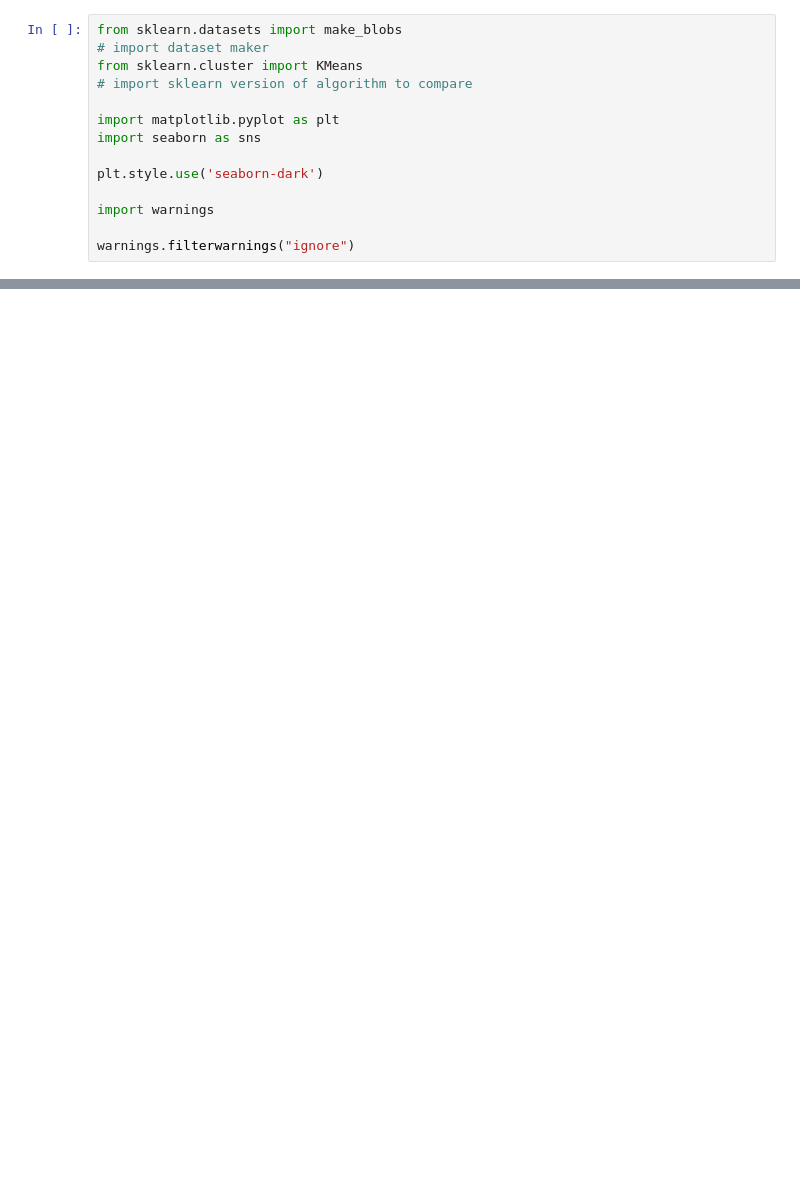
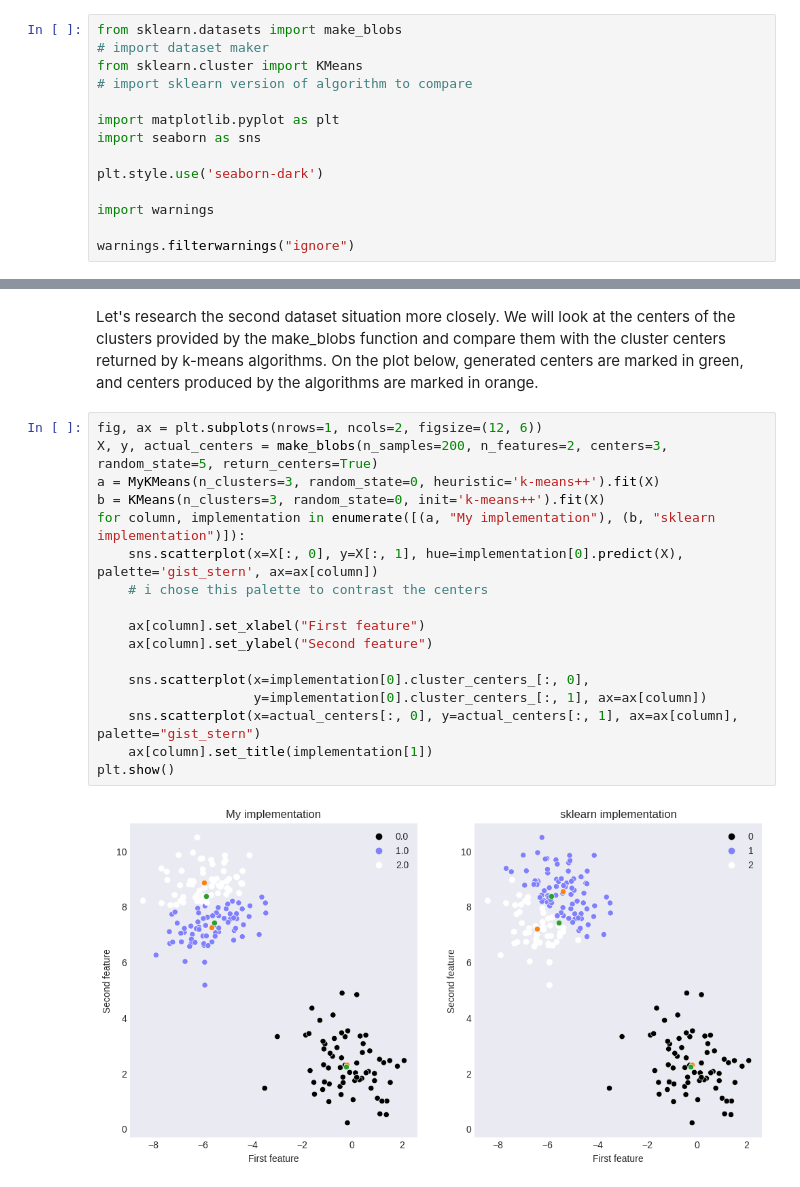
Before and after one commit to VFYAS/KMeans-implementation, a Jupyter notebook: kmeans implementation and report.ipynb, the cells around one changed output, grey strips where cells are left out. Saved outputs shown, nothing was run; the diff lists cells and outputs as text; blank space fills up the shorter version.

```diff
--- a/kmeans implementation and report.ipynb
+++ b/kmeans implementation and report.ipynb
@@ -141,0 +149,21 @@ plt.show()
+# %% [markdown]
+Let's research the second dataset situation more closely. We will look at the centers of the clusters provided by the make_blobs function and compare them with the cluster centers returned by k-means algorithms. On the plot below, generated centers are marked in green, and centers produced by the algorithms are marked in orange.
+# %%
+fig, ax = plt.subplots(nrows=1, ncols=2, figsize=(12, 6))
+X, y, actual_centers = make_blobs(n_samples=200, n_features=2, centers=3, random_state=5, return_centers=True)
+a = MyKMeans(n_clusters=3, random_state=0, heuristic='k-means++').fit(X)
+b = KMeans(n_clusters=3, random_state=0, init='k-means++').fit(X)
+for column, implementation in enumerate([(a, "My implementation"), (b, "sklearn implementation")]):
+    sns.scatterplot(x=X[:, 0], y=X[:, 1], hue=implementation[0].predict(X), palette='gist_stern', ax=ax[column])
+    # i chose this palette to contrast the centers
+
+    ax[column].set_xlabel("First feature")
+    ax[column].set_ylabel("Second feature")
+
+    sns.scatterplot(x=implementation[0].cluster_centers_[:, 0],
+                    y=implementation[0].cluster_centers_[:, 1], ax=ax[column])
+    sns.scatterplot(x=actual_centers[:, 0], y=actual_centers[:, 1], ax=ax[column], palette="gist_stern")
+    ax[column].set_title(implementation[1])
+plt.show()
+# %% [output]
+[figure, added]
```
Also changed, not shown: parts of 8 cells of this notebook.
